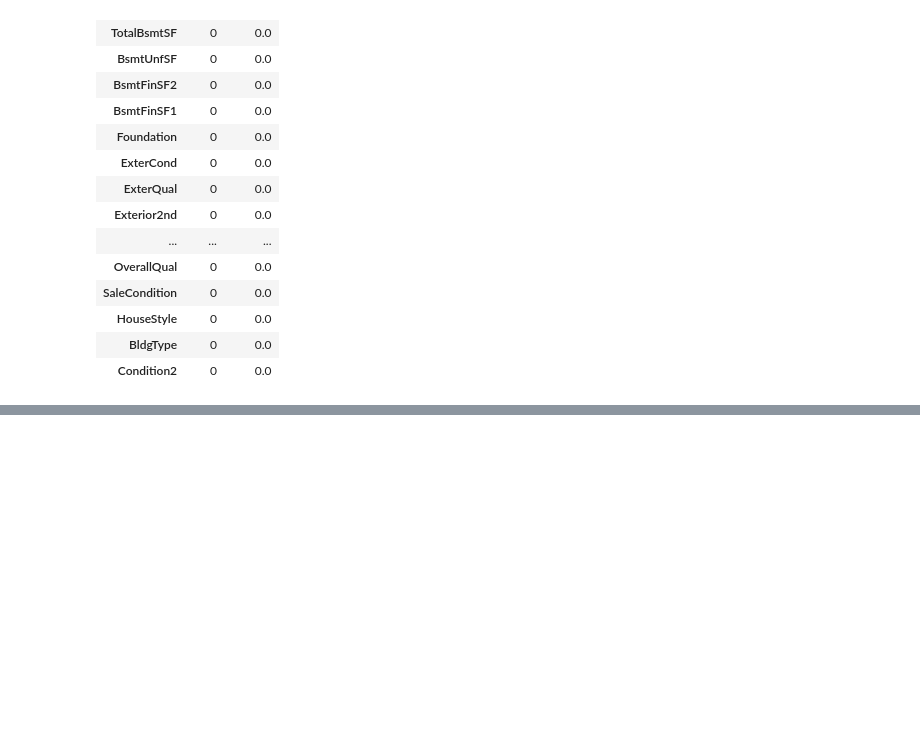
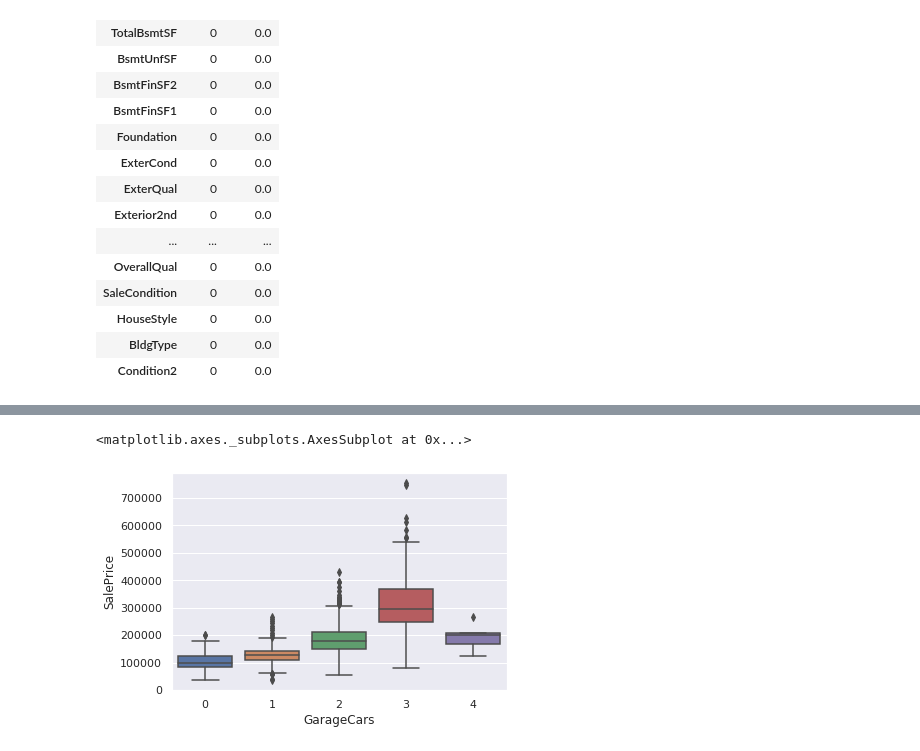
Before and after one commit to samuel-engel/house_prices_team_challenge, a Jupyter notebook: Team_21.ipynb, the cells around one changed output, grey strips where cells are left out. Saved outputs shown, nothing was run; the diff lists cells and outputs as text; code cells hidden in the pictures; blank space fills up the shorter version.

```diff
--- a/Team_21.ipynb
+++ b/Team_21.ipynb
@@ -181,0 +228,7 @@ data.head(20)
+# %%
+x=train_data['GarageCars']
+y=train_data['SalePrice']
+sns.boxplot(x, y)
+# %% [output]
+<matplotlib.axes._subplots.AxesSubplot at 0x...>
+[figure, added]
```
Also changed, not shown: parts of 11 cells of this notebook.
